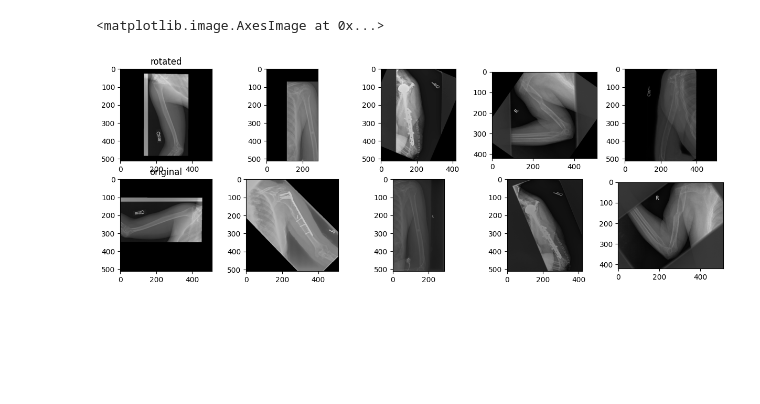
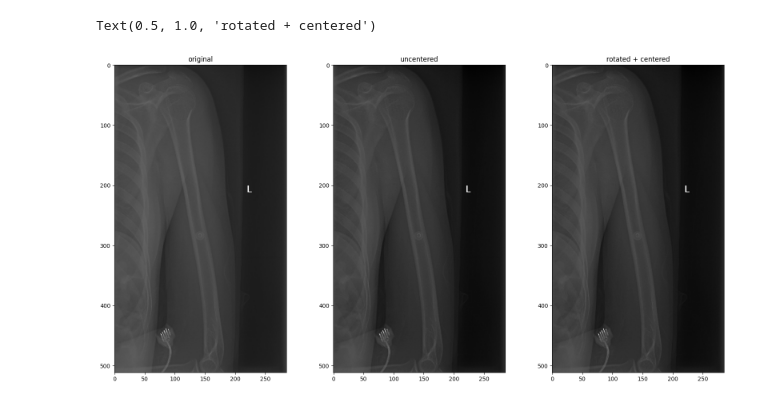
Before and after one commit to ronocara/HoughTransform_xray, a Jupyter notebook: houghT.ipynb, the cells around one changed output. Drawn from its saved outputs; the diff is of its cells as text; code cells hidden in the pictures; blank space fills up the shorter version.

```diff
--- a/houghT.ipynb
+++ b/houghT.ipynb
@@ -247,7 +39,0 @@ plt.show()
-# %%
-import houghBoxRotate
-
-folder_path = "/home/clr/Thesis/HoughTransform_xray/sample_img/"
-output_folder = "/home/clr/Thesis/HoughTransform_xray/output1/"
-skipped_images = '/home/clr/Thesis/HoughTransform_xray/skipped_images/'
-image_output, skipped_images = houghBoxRotate.houghT_rotate(folder_path, output_folder, skipped_images)
@@ -262,18 +40,11 @@ plt.imshow(image_output[0], cmap='gray')
-# %%
-folder_path= "/home/clr/Thesis/HoughTransform_xray/sample images/"
-fig, ax = plt.subplots(2, 5, figsize=(15, 5))
-ax[0][0].imshow(image_output[5], cmap='gray')
-ax[0][0].set_title("rotated")
-ax[0][1].imshow(image_output[6], cmap='gray')
-ax[0][2].imshow(image_output[7], cmap='gray')
-ax[0][3].imshow(image_output[8], cmap='gray')
-ax[0][4].imshow(image_output[9], cmap='gray')
-ax[1][0].imshow(cv2.imread(folder_path+image_files[5]), cmap='gray')
-ax[1][0].set_title("original")
-ax[1][1].imshow(cv2.imread(folder_path+image_files[6]), cmap='gray')
-ax[1][2].imshow(cv2.imread(folder_path+image_files[7]), cmap='gray')
-ax[1][3].imshow(cv2.imread(folder_path+image_files[8]), cmap='gray')
-ax[1][4].imshow(cv2.imread(folder_path+image_files[9]), cmap='gray')
-# %% [output]
-<matplotlib.image.AxesImage at 0x...>
-[figure, removed]
+# %%
+fig, ax = plt.subplots(1, 3, figsize=(20, 10))
+ax[0].imshow(cv2.imread(folder_path+image_files[7]), cmap='gray')
+ax[0].set_title("original")
+ax[1].imshow(non_centered[6], cmap='gray')
+ax[1].set_title("uncentered")
+ax[2].imshow(image_output[6], cmap='gray')
+ax[2].set_title("rotated + centered")
+# %% [output]
+Text(0.5, 1.0, 'rotated + centered')
+[figure, added]
```
Also changed, not shown: parts of 16 cells of this notebook, 6 other files.
